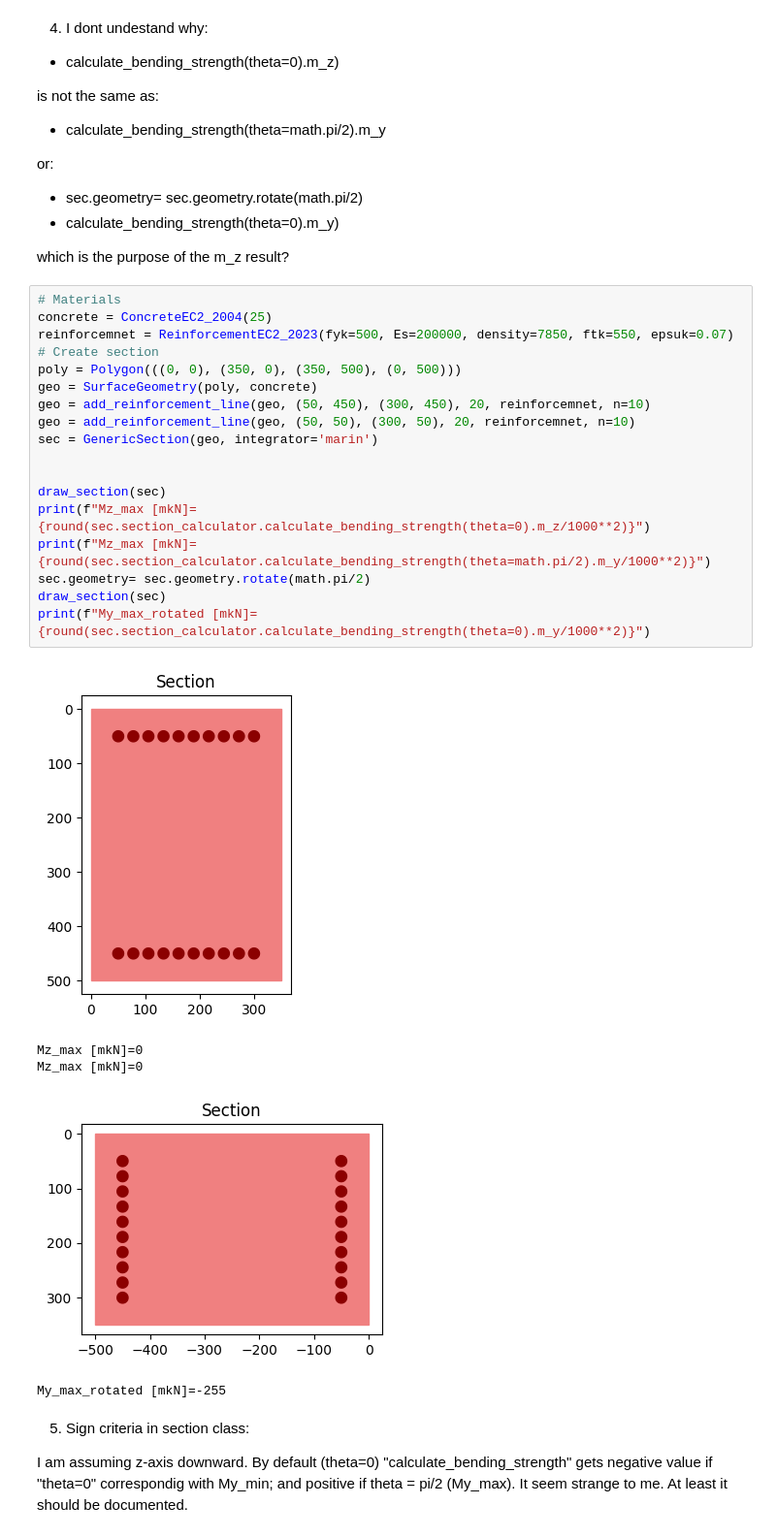
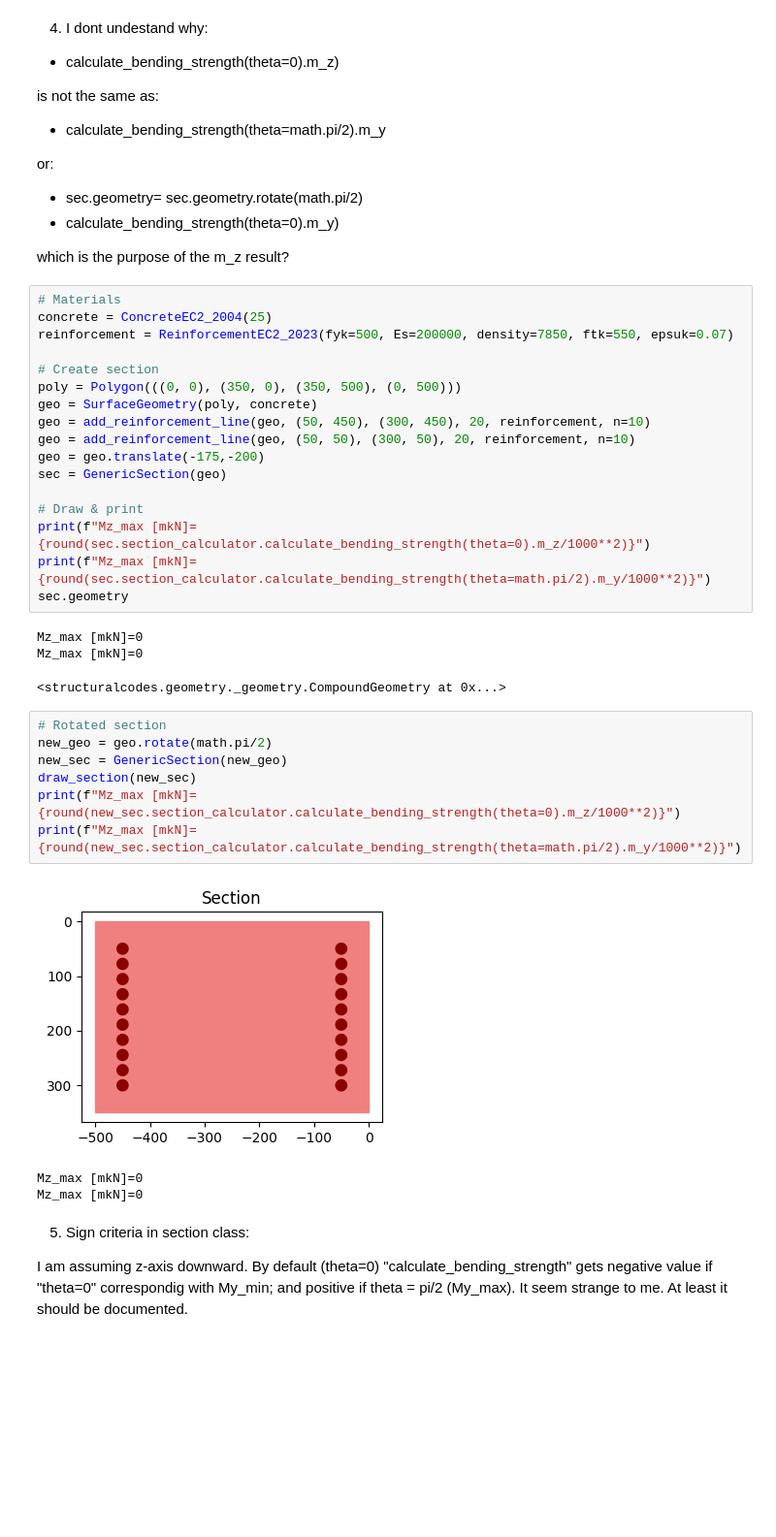
Before and after one commit to fib-international/structuralcodes, a Jupyter notebook: Issues.ipynb, the cells around one changed output. Shown: that part at 97% size. Cells and saved outputs as stored; diff of their text form; blank space fills up the shorter version.

```diff
--- a/Issues.ipynb
+++ b/Issues.ipynb
@@ -94,27 +94,35 @@ which is the purpose of the m_z result?
 # %%
 # Materials
 concrete = ConcreteEC2_2004(25)
-reinforcemnet = ReinforcementEC2_2023(fyk=500, Es=200000, density=7850, ftk=550, epsuk=0.07)
+reinforcement = ReinforcementEC2_2023(fyk=500, Es=200000, density=7850, ftk=550, epsuk=0.07)
+
 # Create section
 poly = Polygon(((0, 0), (350, 0), (350, 500), (0, 500)))
 geo = SurfaceGeometry(poly, concrete)
-geo = add_reinforcement_line(geo, (50, 450), (300, 450), 20, reinforcemnet, n=10)
-geo = add_reinforcement_line(geo, (50, 50), (300, 50), 20, reinforcemnet, n=10)
-sec = GenericSection(geo, integrator='marin')
+geo = add_reinforcement_line(geo, (50, 450), (300, 450), 20, reinforcement, n=10)
+geo = add_reinforcement_line(geo, (50, 50), (300, 50), 20, reinforcement, n=10)
+geo = geo.translate(-175,-200)
+sec = GenericSection(geo)
 
-
-draw_section(sec)
+# Draw & print
 print(f"Mz_max [mkN]={round(sec.section_calculator.calculate_bending_strength(theta=0).m_z/1000**2)}")
 print(f"Mz_max [mkN]={round(sec.section_calculator.calculate_bending_strength(theta=math.pi/2).m_y/1000**2)}")
-sec.geometry= sec.geometry.rotate(math.pi/2)
-draw_section(sec)
-print(f"My_max_rotated [mkN]={round(sec.section_calculator.calculate_bending_strength(theta=0).m_y/1000**2)}")
+sec.geometry
 # %% [output]
-[figure, removed]
 Mz_max [mkN]=0
 Mz_max [mkN]=0
-[figure, removed]
-My_max_rotated [mkN]=-255
+<structuralcodes.geometry._geometry.CompoundGeometry at 0x...>
+# %%
+# Rotated section
+new_geo = geo.rotate(math.pi/2)
+new_sec = GenericSection(new_geo)
+draw_section(new_sec)
+print(f"Mz_max [mkN]={round(new_sec.section_calculator.calculate_bending_strength(theta=0).m_z/1000**2)}")
+print(f"Mz_max [mkN]={round(new_sec.section_calculator.calculate_bending_strength(theta=math.pi/2).m_y/1000**2)}")
+# %% [output]
+[figure, added]
+Mz_max [mkN]=0
+Mz_max [mkN]=0
 # %% [markdown]
 5. Sign criteria in section class:
 
```
Also changed, not shown: parts of 7 cells of this notebook.
